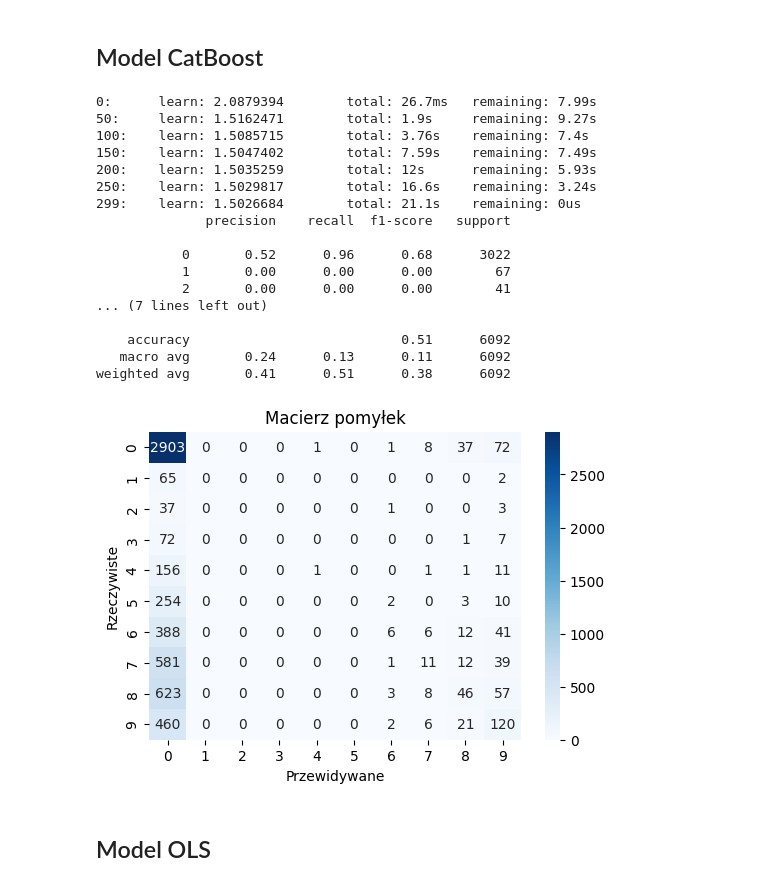
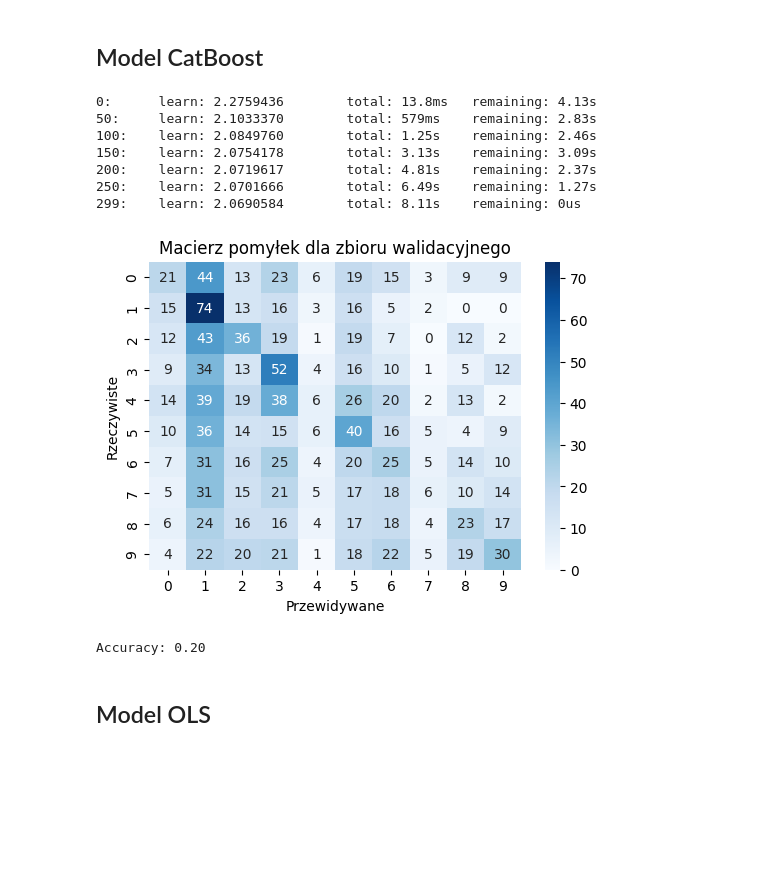
Before and after one commit to Nosal101/Eksploracyjna-Analiza-Danych, a Jupyter notebook: projekt2.ipynb, the cells around one changed output. Saved outputs shown, nothing was run; the diff lists cells and outputs as text; code cells hidden in the pictures; blank space fills up the shorter version.

```diff
--- a/projekt2.ipynb
+++ b/projekt2.ipynb
@@ -682,3 +699,20 @@ print(y_train.shape, y_val.shape, y_test.shape)
 # %% [output]
 (48734, 6) (6092, 6) (6092, 6)
 (48734,) (6092,) (6092,)
+# %%
+X_full = Boost_data.drop(columns='DEPRESSIONINDEX')
+y_full = Boost_data['DEPRESSIONINDEX']
+
+max_class_size = y_full.value_counts().head().values[1]
+
+Boost_data_multi = pd.DataFrame()
+for class_value in y_full.unique():
+    class_subset = Boost_data[Boost_data['DEPRESSIONINDEX'] == class_value]
+    class_resampled = resample(class_subset, replace=True, n_samples=max_class_size, random_state=42)
+    Boost_data_multi = pd.concat([Boost_data_multi, class_resampled])
+
+X_multi = Boost_data_multi.drop(columns='DEPRESSIONINDEX')
+y_multi = Boost_data_multi['DEPRESSIONINDEX']
+
+X_train_2, X_test_2, y_train_2, y_test_2 = train_test_split(X_multi, y_multi, test_size=0.2, random_state=42)
+X_test_2, X_val_2, y_test_2, y_val_2 = train_test_split(X_test_2, y_test_2, test_size=0.5, random_state=42)
@@ -840,36 +902,30 @@ model.fit(X_train_2, y_train_2)
 
 y_pred_2 = model.predict(X_val_2)
 
-print(classification_report(y_val_2, y_pred_2))
+# print(classification_report(y_val_2, y_pred_2))
 # %% [output]
-0:      learn: 2.0879394        total: 26.7ms   remaining: 7.99s
-50:     learn: 1.5162471        total: 1.9s     remaining: 9.27s
-100:    learn: 1.5085715        total: 3.76s    remaining: 7.4s
-150:    learn: 1.5047402        total: 7.59s    remaining: 7.49s
-200:    learn: 1.5035259        total: 12s      remaining: 5.93s
-250:    learn: 1.5029817        total: 16.6s    remaining: 3.24s
-299:    learn: 1.5026684        total: 21.1s    remaining: 0us
-              precision    recall  f1-score   support
-
-           0       0.52      0.96      0.68      3022
-           1       0.00      0.00      0.00        67
-           2       0.00      0.00      0.00        41
-... (7 lines left out)
-
-    accuracy                           0.51      6092
-   macro avg       0.24      0.13      0.11      6092
-weighted avg       0.41      0.51      0.38      6092
+0:      learn: 2.2759436        total: 13.8ms   remaining: 4.13s
+50:     learn: 2.1033370        total: 579ms    remaining: 2.83s
+100:    learn: 2.0849760        total: 1.25s    remaining: 2.46s
+150:    learn: 2.0754178        total: 3.13s    remaining: 3.09s
+200:    learn: 2.0719617        total: 4.81s    remaining: 2.37s
+250:    learn: 2.0701666        total: 6.49s    remaining: 1.27s
+299:    learn: 2.0690584        total: 8.11s    remaining: 0us
 # %%
 cm = confusion_matrix(y_val_2, y_pred_2)
 
 plt.figure(figsize=(6, 4))
 sns.heatmap(cm, annot=True, fmt='d', cmap='Blues', xticklabels=model.classes_, yticklabels=model.classes_)
-plt.title('Macierz pomyłek')
+plt.title('Macierz pomyłek dla zbioru walidacyjnego')
 plt.xlabel('Przewidywane')
 plt.ylabel('Rzeczywiste')
 plt.show()
+
+accuracy = accuracy_score(y_val_2, y_pred_2)
+print(f"Accuracy: {accuracy:.2f}")
 # %% [output]
-[figure, old version]
+[figure, new version]
+Accuracy: 0.20
 # %% [markdown]
 ## Model OLS
 # %%
```
Also changed, not shown: parts of 49 cells of this notebook.
